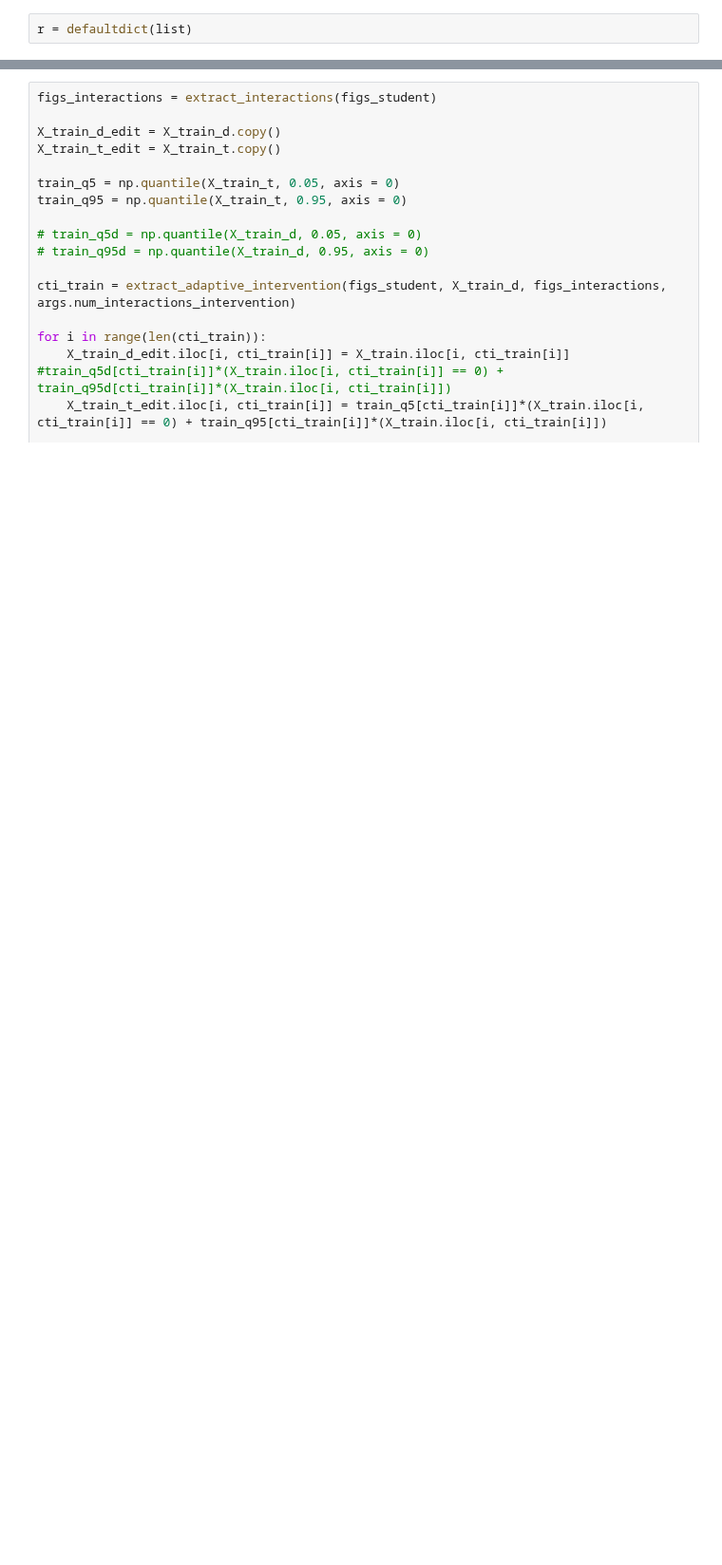
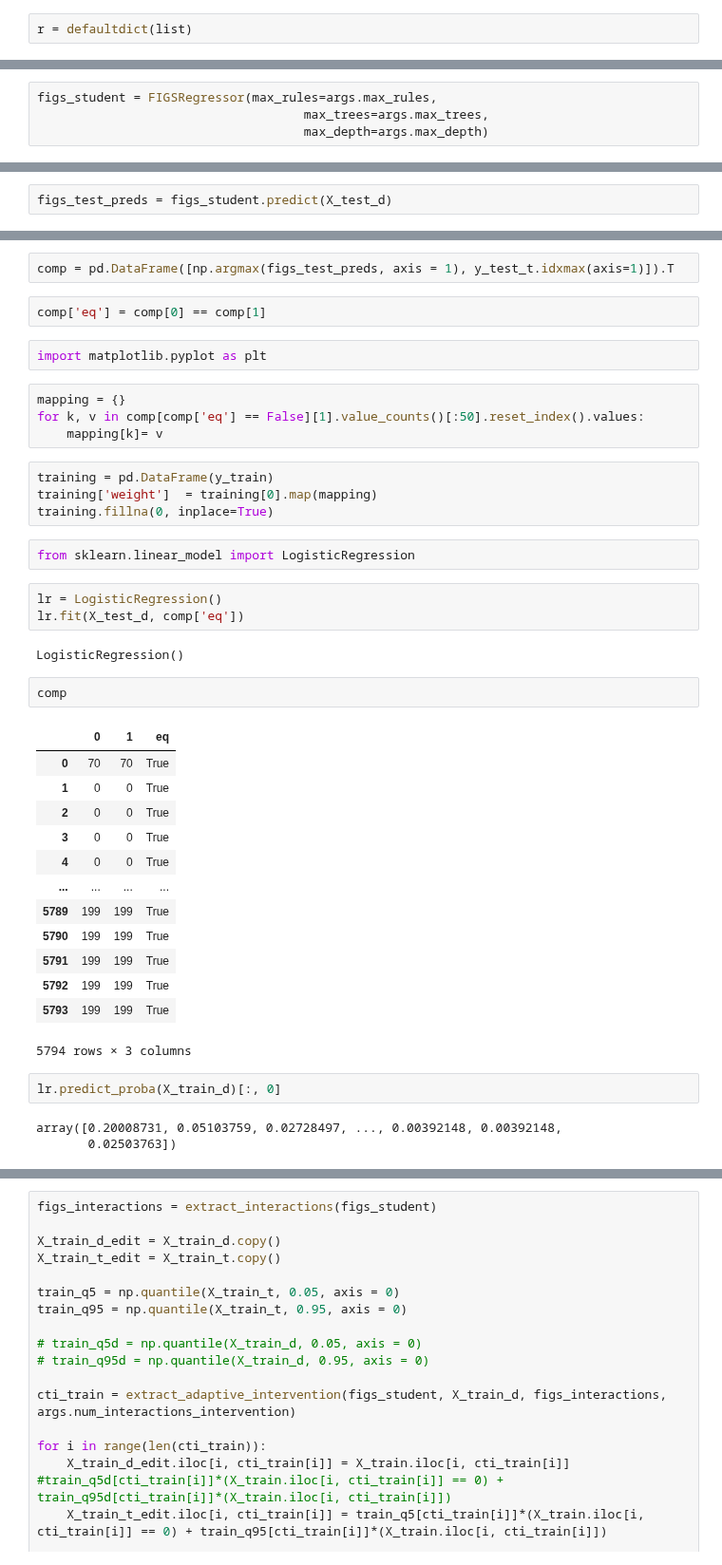
Before and after one commit to mattyshen/adaptiveTTI, a Jupyter notebook: experiments/x_distillation_cub.ipynb, the cells around one changed output, grey strips where cells are left out. Shown at 95% size. Drawn from its saved outputs; the diff is of its cells as text; blank space fills up the shorter version.

```diff
--- a/experiments/x_distillation_cub.ipynb
+++ b/experiments/x_distillation_cub.ipynb
@@ -322,0 +305,4 @@ r, figs_student = distill_model(figs_student, X_train_d, y_train_d, r)
+# %%
+figs_student = FIGSRegressor(max_rules=args.max_rules,
+                                    max_trees=args.max_trees,
+                                    max_depth=args.max_depth)
@@ -322,0 +336,2 @@ r, figs_student = distill_model(figs_student, X_train_d, y_train_d, r)
+# %%
+figs_test_preds = figs_student.predict(X_test_d)
@@ -322,0 +342,42 @@ r, figs_student = distill_model(figs_student, X_train_d, y_train_d, r)
+# %%
+comp = pd.DataFrame([np.argmax(figs_test_preds, axis = 1), y_test_t.idxmax(axis=1)]).T
+# %%
+comp['eq'] = comp[0] == comp[1]
+# %%
+import matplotlib.pyplot as plt
+# %%
+mapping = {}
+for k, v in comp[comp['eq'] == False][1].value_counts()[:50].reset_index().values:
+    mapping[k]= v
+# %%
+training = pd.DataFrame(y_train)
+training['weight']  = training[0].map(mapping)
+training.fillna(0, inplace=True)
+# %%
+from sklearn.linear_model import LogisticRegression
+# %%
+lr = LogisticRegression()
+lr.fit(X_test_d, comp['eq'])
+# %% [output]
+LogisticRegression()
+# %%
+comp
+# %% [output]
+|  | 0 | 1 | eq |
+| 0 | 70 | 70 | True |
+| 1 | 0 | 0 | True |
+| 2 | 0 | 0 | True |
+| 3 | 0 | 0 | True |
+| 4 | 0 | 0 | True |
+| ... | ... | ... | ... |
+| 5789 | 199 | 199 | True |
+| 5790 | 199 | 199 | True |
+| 5791 | 199 | 199 | True |
+| 5792 | 199 | 199 | True |
+| 5793 | 199 | 199 | True |
+5794 rows × 3 columns
+# %%
+lr.predict_proba(X_train_d)[:, 0]
+# %% [output]
+array([0.20008731, 0.05103759, 0.02728497, ..., 0.00392148, 0.00392148,
+       0.02503763])
```
Also changed, not shown: parts of 23 cells of this notebook, 18 other files.
